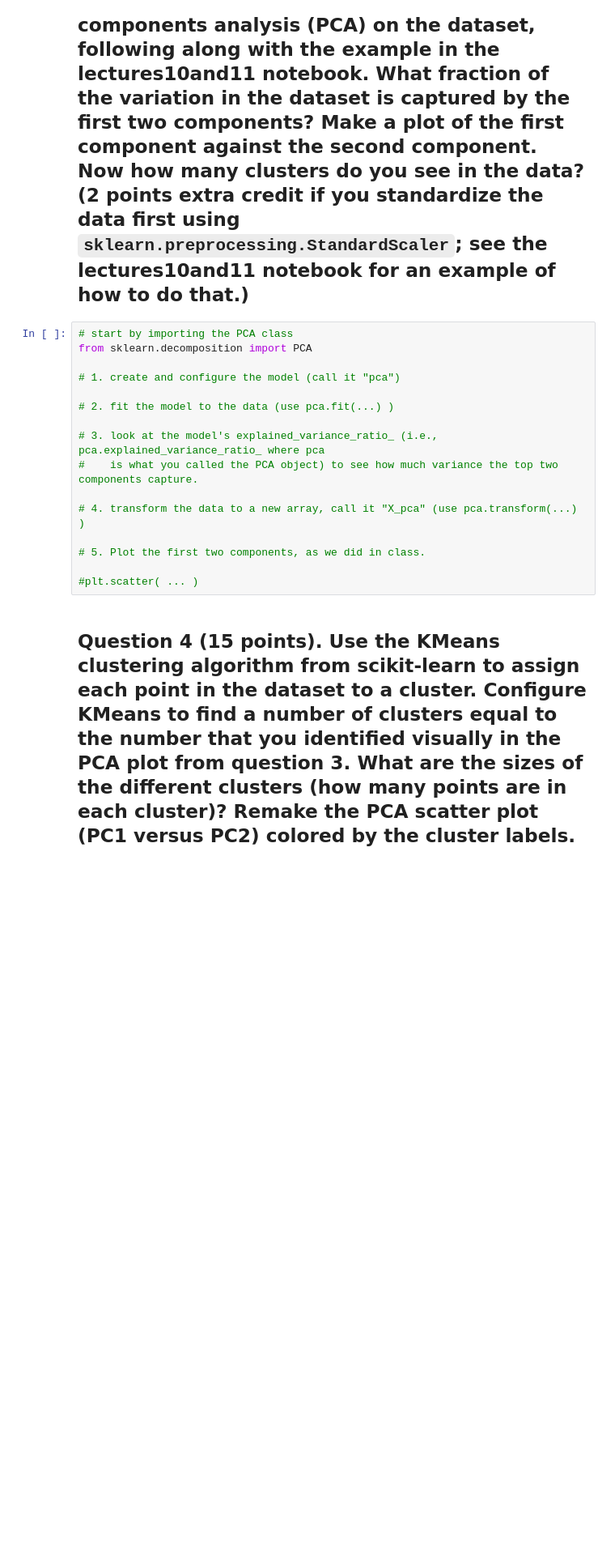
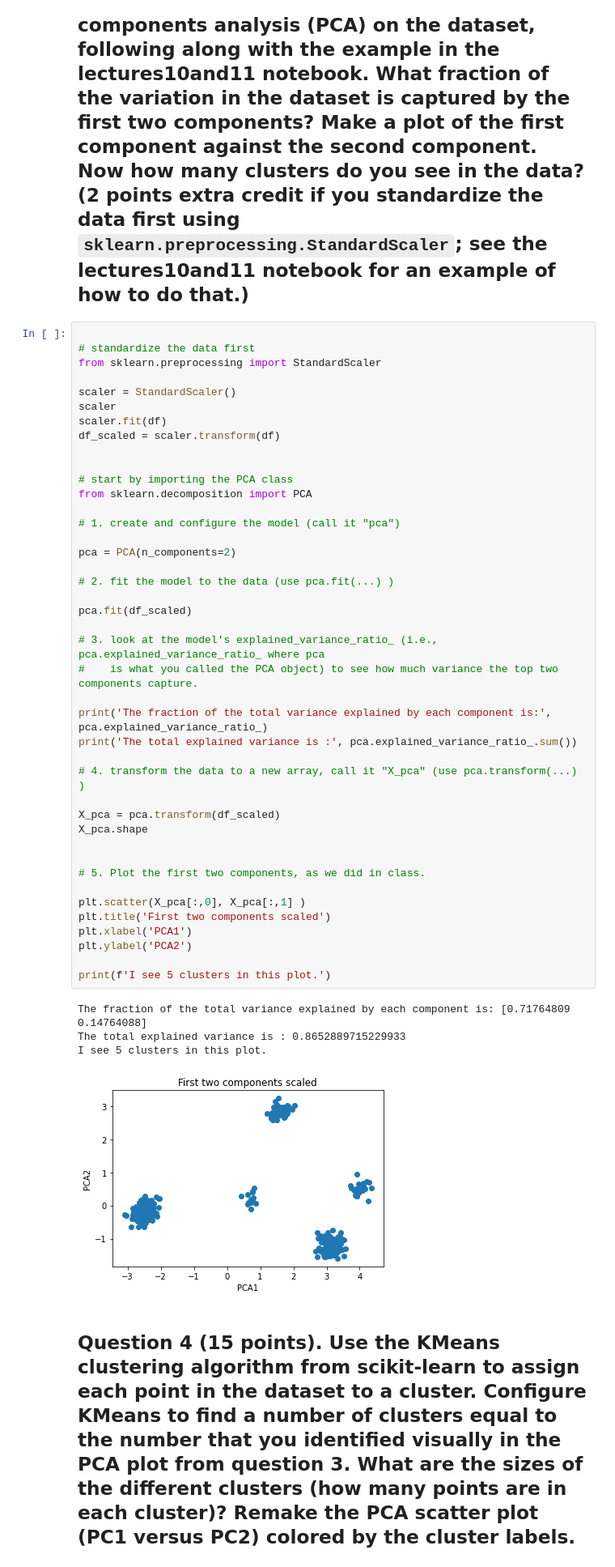
Before and after one commit to vimathi-bit/tfcb_2026, a Jupyter notebook: homeworks/homework05/homework05.ipynb, the cells around one changed output. Shown at 81% size. Cells and saved outputs as stored; diff of their text form; blank space fills up the shorter version.

```diff
--- a/homeworks/homework05/homework05.ipynb
+++ b/homeworks/homework05/homework05.ipynb
@@ -28,21 +56,52 @@ df = pd.read_csv(datafile) # df for dataframe but you can call it whatever you l
 # %% [markdown]
 ## Question 3 (15 points). Perform principal components analysis (PCA) on the dataset, following along with the example in the lectures10and11 notebook. What fraction of the variation in the dataset is captured by the first two components? Make a plot of the first component against the second component. Now how many clusters do you see in the data? (2 points extra credit if you standardize the data first using `sklearn.preprocessing.StandardScaler`; see the lectures10and11 notebook for an example of how to do that.)
 # %%
+
+# standardize the data first
+from sklearn.preprocessing import StandardScaler
+
+scaler = StandardScaler()
+scaler
+scaler.fit(df)
+df_scaled = scaler.transform(df)
+
+
 # start by importing the PCA class
 from sklearn.decomposition import PCA
 
 # 1. create and configure the model (call it "pca")
 
+pca = PCA(n_components=2)
+
 # 2. fit the model to the data (use pca.fit(...) )
+
+pca.fit(df_scaled)
 
 # 3. look at the model's explained_variance_ratio_ (i.e., pca.explained_variance_ratio_ where pca
 #    is what you called the PCA object) to see how much variance the top two components capture.
 
+print('The fraction of the total variance explained by each component is:', pca.explained_variance_ratio_)
+print('The total explained variance is :', pca.explained_variance_ratio_.sum())
+
 # 4. transform the data to a new array, call it "X_pca" (use pca.transform(...) )
+
+X_pca = pca.transform(df_scaled)
+X_pca.shape
+
 
 # 5. Plot the first two components, as we did in class.
 
-#plt.scatter( ... )
+plt.scatter(X_pca[:,0], X_pca[:,1] )
+plt.title('First two components scaled')
+plt.xlabel('PCA1')
+plt.ylabel('PCA2')
+
+print(f'I see 5 clusters in this plot.')
+# %% [output]
+The fraction of the total variance explained by each component is: [0.71764809 0.14764088]
+The total explained variance is : 0.8652889715229933
+I see 5 clusters in this plot.
+[figure, added]
 # %% [markdown]
 ## Question 4 (15 points). Use the KMeans clustering algorithm from scikit-learn to assign each point in the dataset to a cluster. Configure KMeans to find a number of clusters equal to the number that you identified visually in the PCA plot from question 3. What are the sizes of the different clusters (how many points are in each cluster)? Remake the PCA scatter plot (PC1 versus PC2) colored by the cluster labels.
 # %%
```
Also changed, not shown: parts of 7 cells of this notebook.
